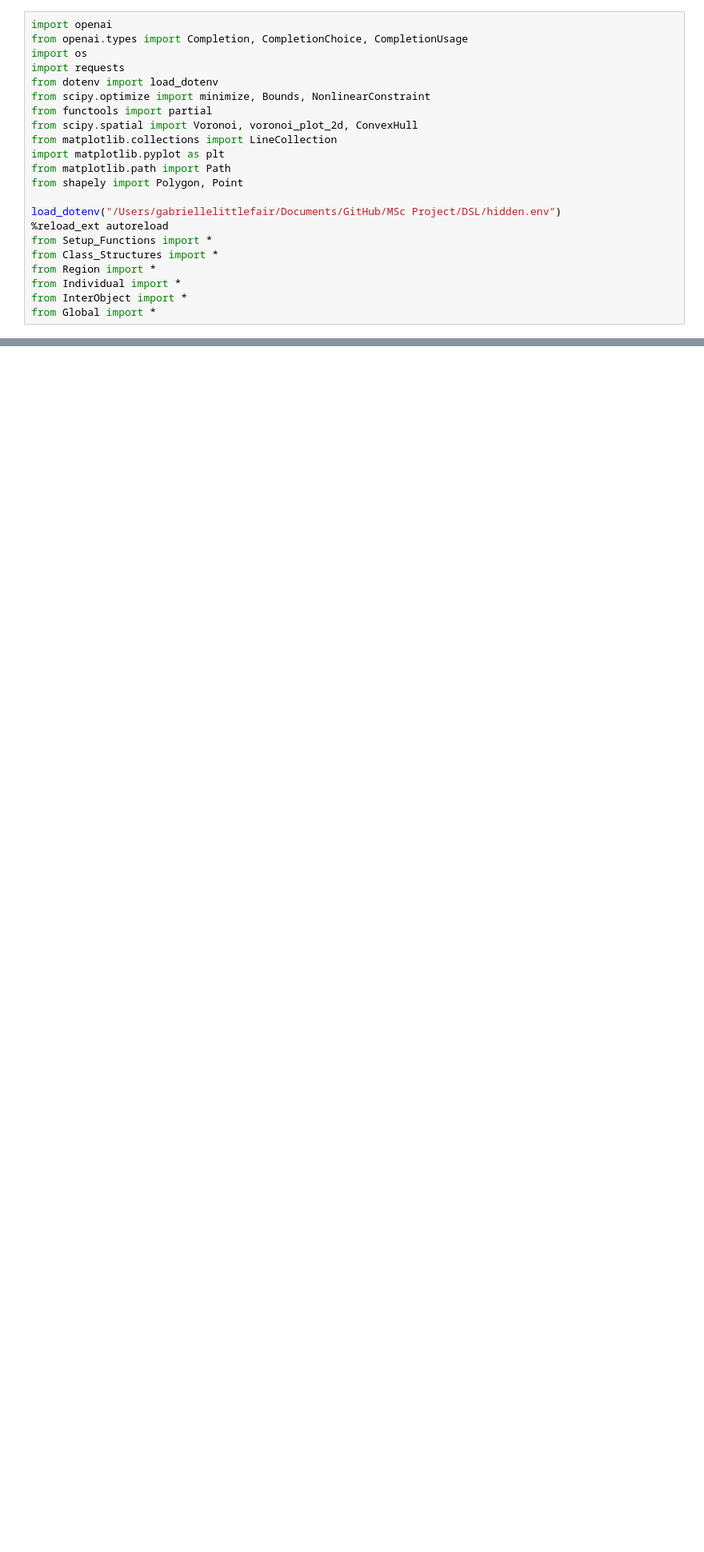
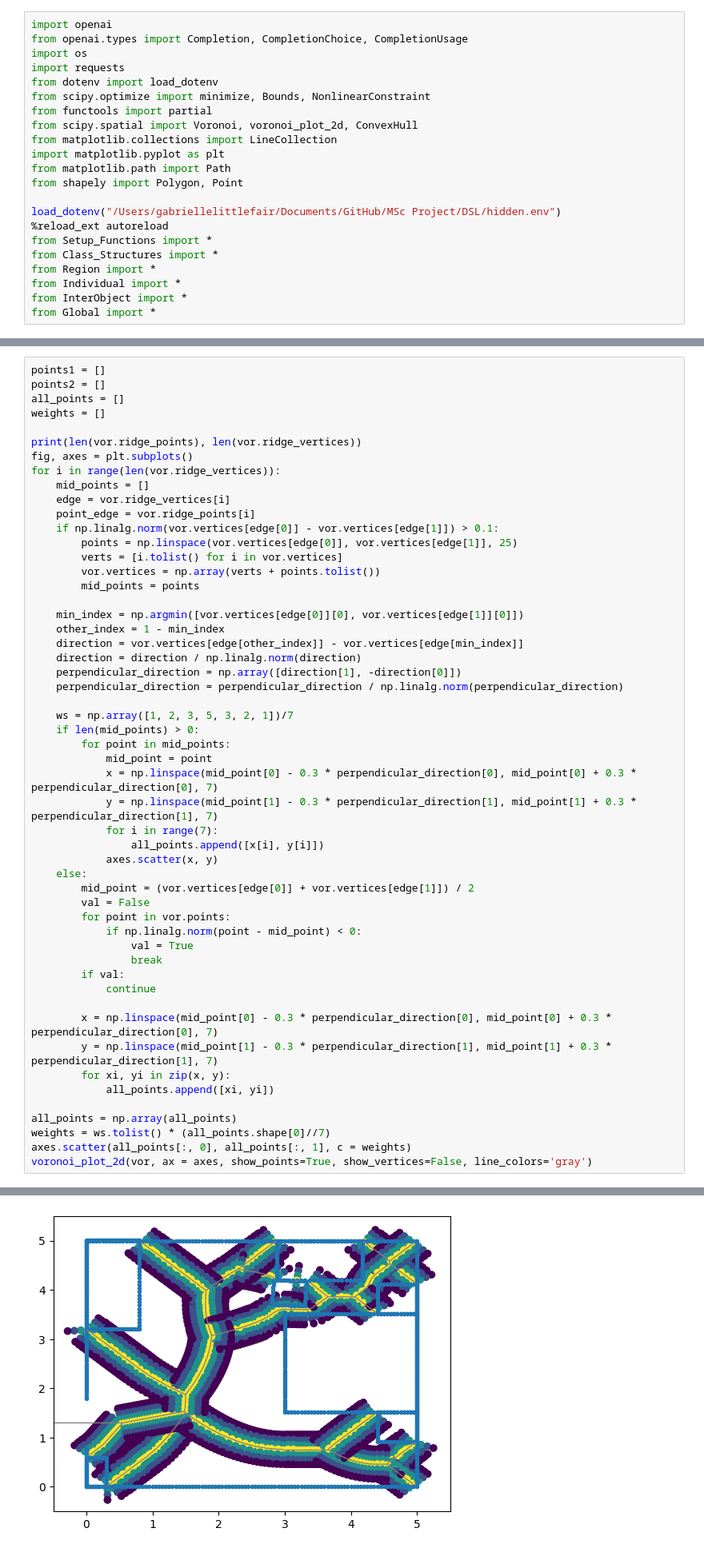
Before and after one commit to gabriellelittle1/MSc-Project, a Jupyter notebook: DSL/ MedialAxis.ipynb, the cells around one changed output, grey strips where cells are left out. Shown at 80% size. Saved outputs shown, nothing was run; the diff lists cells and outputs as text; blank space fills up the shorter version.

```diff
--- a/DSL/ MedialAxis.ipynb
+++ b/DSL/ MedialAxis.ipynb
@@ -202,0 +231,54 @@ print(ds)
+# %%
+points1 = []
+points2 = []
+all_points = []
+weights = []
+
+print(len(vor.ridge_points), len(vor.ridge_vertices))
+fig, axes = plt.subplots()
+for i in range(len(vor.ridge_vertices)):
+    mid_points = []
+    edge = vor.ridge_vertices[i]
+    point_edge = vor.ridge_points[i]
+    if np.linalg.norm(vor.vertices[edge[0]] - vor.vertices[edge[1]]) > 0.1:
+        points = np.linspace(vor.vertices[edge[0]], vor.vertices[edge[1]], 25)
+        verts = [i.tolist() for i in vor.vertices]
+        vor.vertices = np.array(verts + points.tolist())
+        mid_points = points
+
+    min_index = np.argmin([vor.vertices[edge[0]][0], vor.vertices[edge[1]][0]])
+    other_index = 1 - min_index
+    direction = vor.vertices[edge[other_index]] - vor.vertices[edge[min_index]]
+    direction = direction / np.linalg.norm(direction)
+    perpendicular_direction = np.array([direction[1], -direction[0]])
+    perpendicular_direction = perpendicular_direction / np.linalg.norm(perpendicular_direction)
+
+    ws = np.array([1, 2, 3, 5, 3, 2, 1])/7
+    if len(mid_points) > 0:
+        for point in mid_points:
+            mid_point = point
+            x = np.linspace(mid_point[0] - 0.3 * perpendicular_direction[0], mid_point[0] + 0.3 * perpendicular_direction[0], 7)
+            y = np.linspace(mid_point[1] - 0.3 * perpendicular_direction[1], mid_point[1] + 0.3 * perpendicular_direction[1], 7)
+            for i in range(7):
+                all_points.append([x[i], y[i]])
+            axes.scatter(x, y)
+    else:
+        mid_point = (vor.vertices[edge[0]] + vor.vertices[edge[1]]) / 2
+        val = False
+        for point in vor.points:
+            if np.linalg.norm(point - mid_point) < 0:
+                val = True
+                break
+        if val:
+            continue
+
+        x = np.linspace(mid_point[0] - 0.3 * perpendicular_direction[0], mid_point[0] + 0.3 * perpendicular_direction[0], 7)
+        y = np.linspace(mid_point[1] - 0.3 * perpendicular_direction[1], mid_point[1] + 0.3 * perpendicular_direction[1], 7)
+        for xi, yi in zip(x, y):
+            all_points.append([xi, yi])
+
+all_points = np.array(all_points)
+weights = ws.tolist() * (all_points.shape[0]//7)
+axes.scatter(all_points[:, 0], all_points[:, 1], c = weights)
+voronoi_plot_2d(vor, ax = axes, show_points=True, show_vertices=False, line_colors='gray')
+# %% [output]
@@ -202,0 +286 @@ print(ds)
+[figure, added]
```
Also changed, not shown: parts of 8 cells of this notebook, 5 other files.
